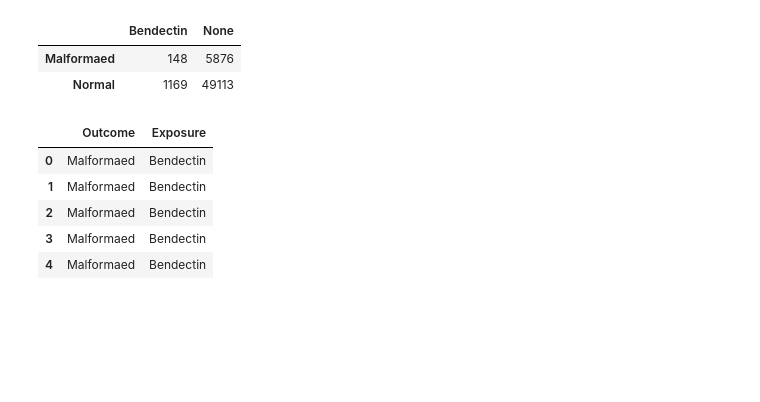
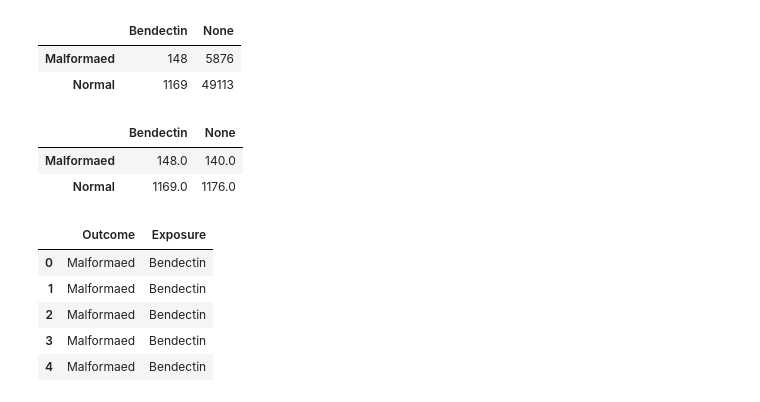
Before and after one commit to Khlick/LS40-Lectures, a Jupyter notebook: lib/_notebooks/Chi Squared and Risk.ipynb, the cells around one changed output. Drawn from its saved outputs; the diff is of its cells as text; code cells hidden in the pictures; blank space fills up the shorter version.

```diff
--- a/lib/_notebooks/Chi Squared and Risk.ipynb
+++ b/lib/_notebooks/Chi Squared and Risk.ipynb
@@ -975,6 +1002,18 @@ malTable.applymap(np.int64)
 |  | Bendectin | None |
 | Malformaed | 148 | 5876 |
 | Normal | 1169 | 49113 |
+# %%
+#Cut controls in half
+propNorm = malTable['None'][0]/malTable['None'].sum()
+
+cutMal = malTable.copy();
+cutMal['None'] = np.array([propNorm*malTable['Bendectin'].sum(),(1-propNorm)*malTable['Bendectin'].sum()]);
+cutMal = cutMal.applymap(np.int64);
+cutMal = cutMal.applymap(np.float64);
+# %% [output]
+|  | Bendectin | None |
+| Malformaed | 148.0 | 140.0 |
+| Normal | 1169.0 | 1176.0 |
 # %%
 x2Bnd = st.chi2(malTable)
 bLong= pd.DataFrame(
```
Also changed, not shown: parts of 16 cells of this notebook, 9 other files.
